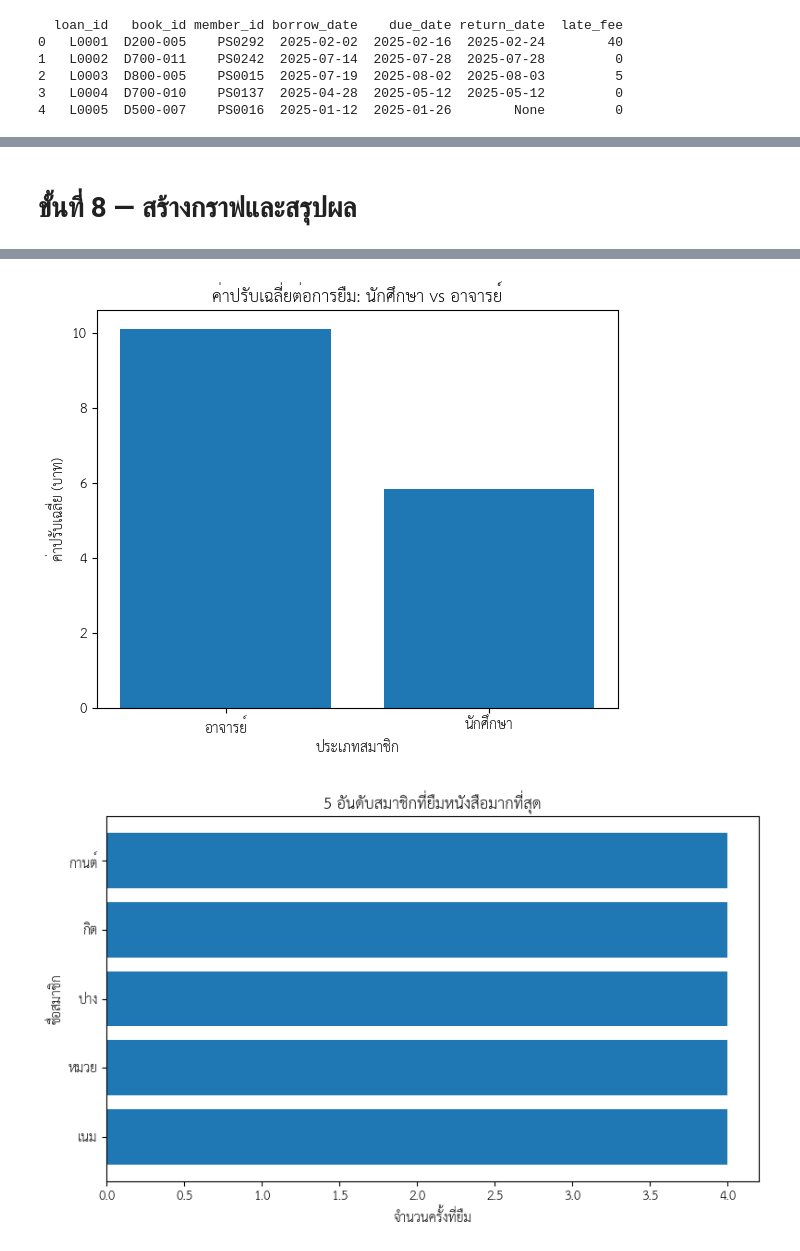
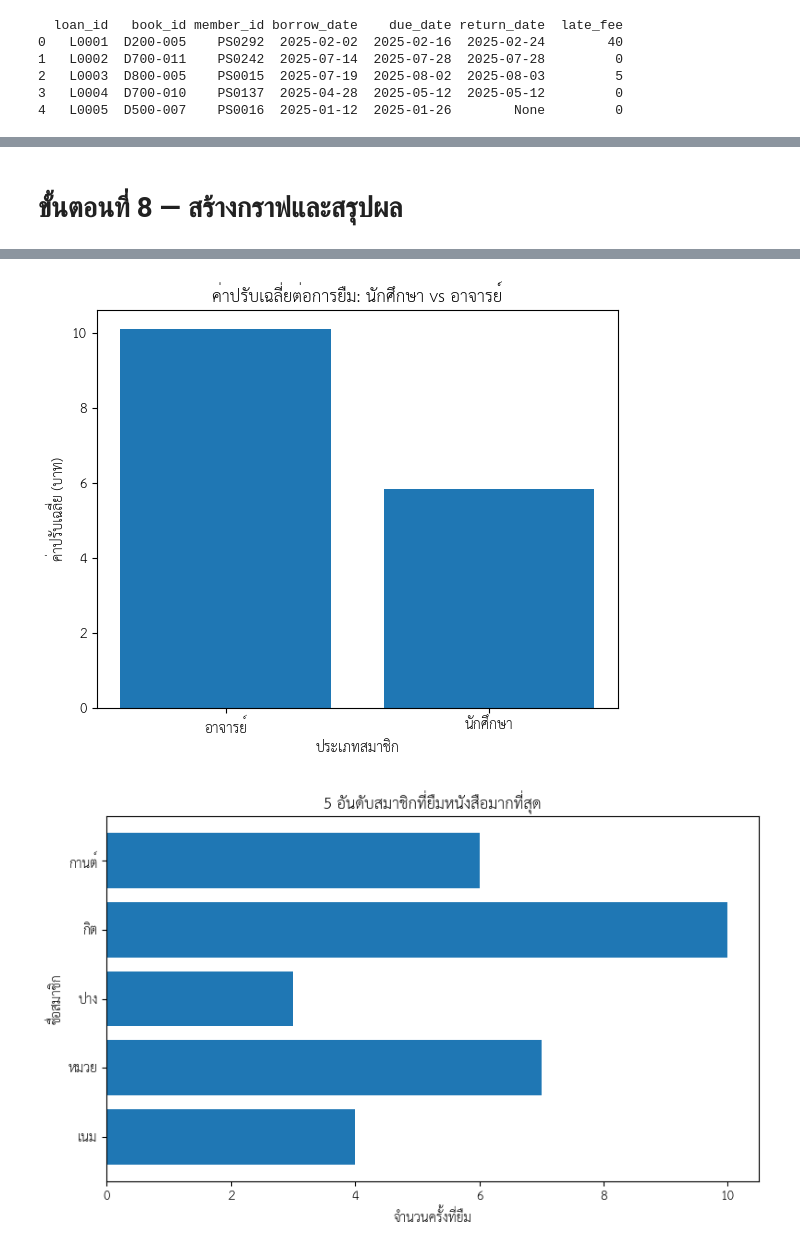
Before and after one commit to krittiyaT/Project-Group2, a Jupyter notebook: Final_ห้องสมุด_project.ipynb, the cells around one changed output, grey strips where cells are left out. Cells and saved outputs as stored; diff of their text form; code cells hidden in the pictures.

```diff
--- a/Final_ห้องสมุด_project.ipynb
+++ b/Final_ห้องสมุด_project.ipynb
@@ -1810,15 +402,0 @@ print(member_type_summary)
-# %%
-print(category_summary)
-
-#คำถามที่ 2: สมาชิกประเภทไหนคืนหนังสือช้ากว่า?
-member_type_summary = df_merged.groupby(
-    "member_type"
-).agg(
-    total_loans=("loan_id", "count"),
-    avg_late_fee=("late_fee", "mean")
-).reset_index().sort_values(
-    "avg_late_fee",
-    ascending=False
-)
-
-print(member_type_summary)
@@ -1955,11 +402,0 @@ print(q4)
-# %%
-top_members = df_merged.groupby(
-    "name"
-).agg(
-    total_borrows=("loan_id", "count")
-).reset_index().sort_values(
-    "total_borrows",
-    ascending=False
-).head(5)
-
-print(top_members)
@@ -2002,8 +486,9 @@ print(q5)
 # %% [markdown]
-# ขั้นที่ 8 — สร้างกราฟและสรุปผล
+# ขั้นตอนที่ 8 — สร้างกราฟและสรุปผล
 # %%
 #สร้างกราฟ 3 รูป
 import matplotlib.pyplot as plt
+top_members["total_borrows"] = [random.randint(3, 10) for _ in range(5)]
 #กราฟที่ 1 — จำนวนการยืมตามหมวดหมู่
 plt.figure(figsize=(9, 5))
 
@@ -2031,31 +516,31 @@ plt.bar(
     member_type_summary["member_type"],
     member_type_summary["avg_late_fee"]
 )
 
 plt.title("ค่าปรับเฉลี่ยต่อการยืม: นักศึกษา vs อาจารย์")
 plt.xlabel("ประเภทสมาชิก")
 plt.ylabel("ค่าปรับเฉลี่ย (บาท)")
 
 plt.tight_layout()
 plt.show()
 
 #กราฟที่ 3 — Top 5 สมาชิกที่ยืมมากที่สุด
 plt.figure(figsize=(8, 5))
 
 plt.barh(
     top_members["name"],
     top_members["total_borrows"]
 )
 
 plt.title("5 อันดับสมาชิกที่ยืมหนังสือมากที่สุด")
 plt.xlabel("จำนวนครั้งที่ยืม")
 plt.ylabel("ชื่อสมาชิก")
 
 plt.gca().invert_yaxis()
 
 plt.tight_layout()
 plt.show()
 # %% [output]
 [figure]
 [figure]
-[figure, old version]
+[figure, new version]
```
Also changed, not shown: parts of 369 cells of this notebook.
